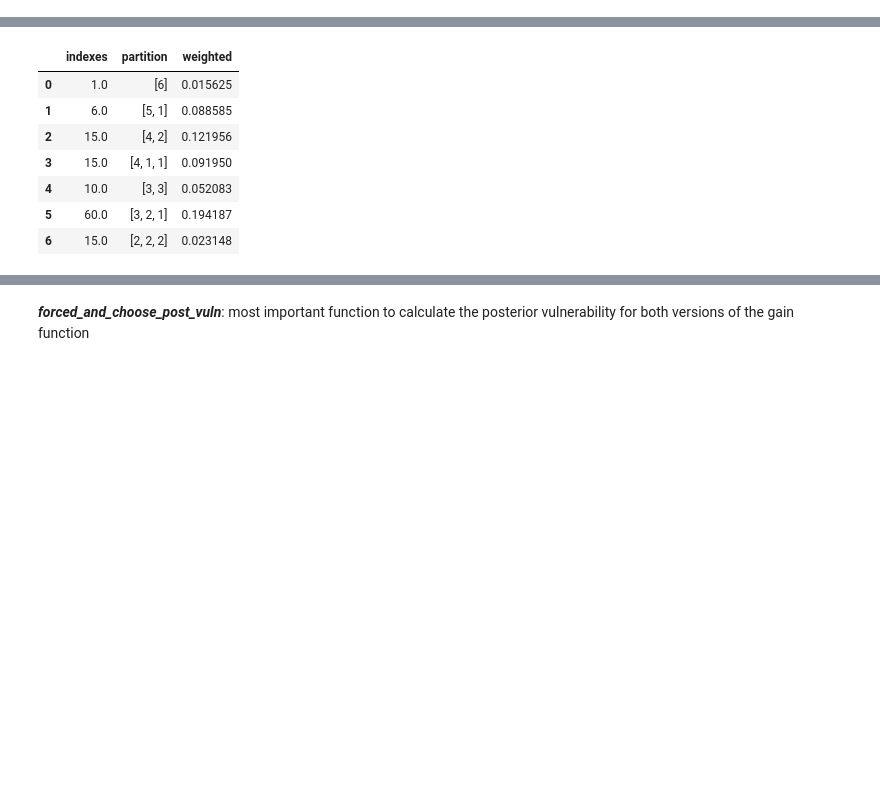
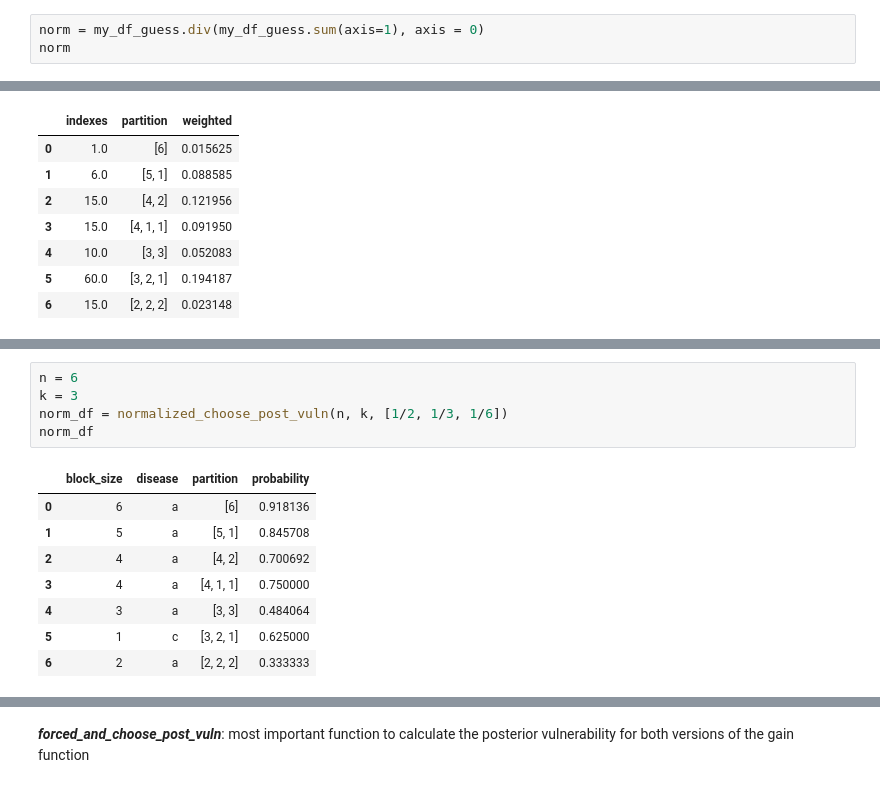
Before and after one commit to majk12/pbv, a Jupyter notebook: gain_choose.ipynb, the cells around one changed output, grey strips where cells are left out. Cells and saved outputs as stored; diff of their text form; blank space fills up the shorter version.

```diff
--- a/gain_choose.ipynb
+++ b/gain_choose.ipynb
@@ -191,0 +192,3 @@ def choices_matrix_5(df, int_list):
+# %%
+norm = my_df_guess.div(my_df_guess.sum(axis=1), axis = 0)
+norm
@@ -410,0 +464,14 @@ my_forced_choices_df
+# %%
+n = 6
+k = 3
+norm_df = normalized_choose_post_vuln(n, k, [1/2, 1/3, 1/6])
+norm_df
+# %% [output]
+|  | block_size | disease | partition | probability |
+| 0 | 6 | a | [6] | 0.918136 |
+| 1 | 5 | a | [5, 1] | 0.845708 |
+| 2 | 4 | a | [4, 2] | 0.700692 |
+| 3 | 4 | a | [4, 1, 1] | 0.750000 |
+| 4 | 3 | a | [3, 3] | 0.484064 |
+| 5 | 1 | c | [3, 2, 1] | 0.625000 |
+| 6 | 2 | a | [2, 2, 2] | 0.333333 |
```
Also changed, not shown: parts of 22 cells of this notebook.
